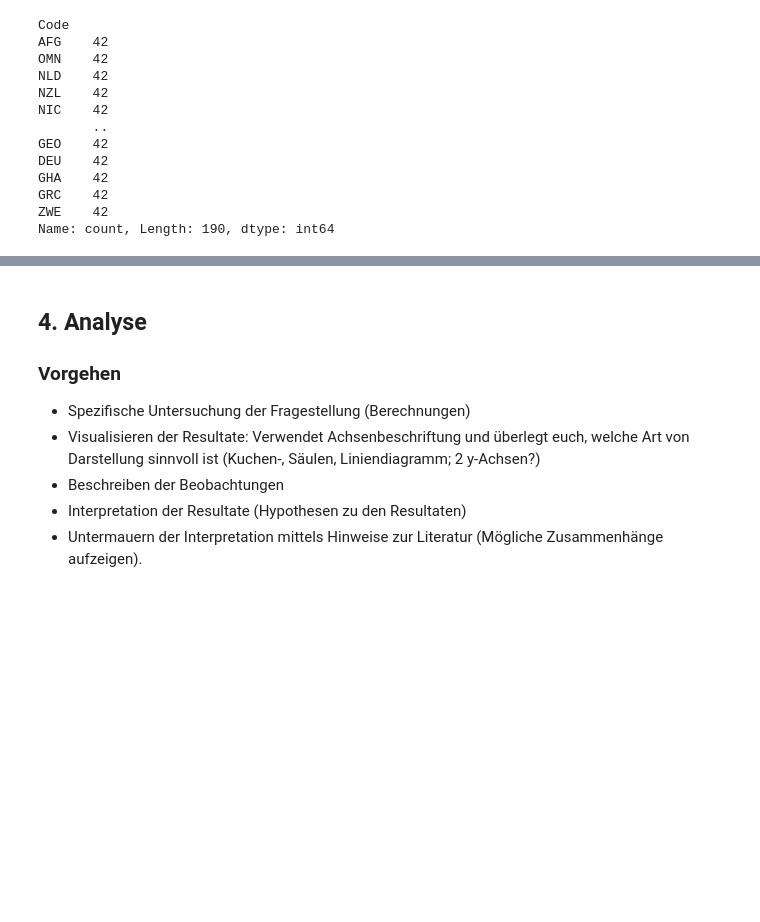
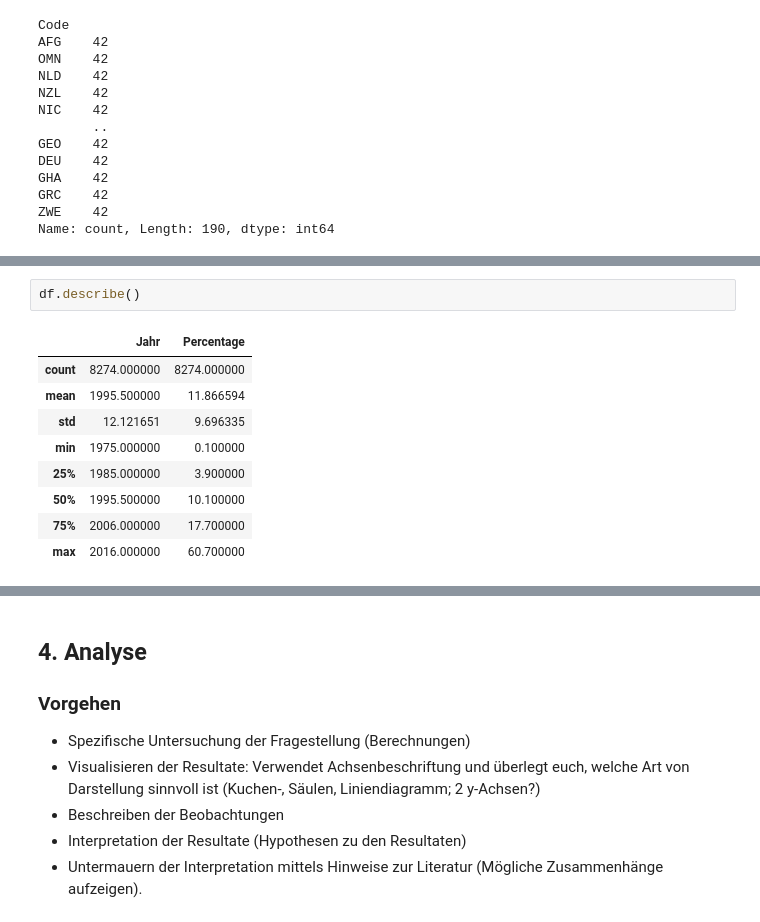
Before and after one commit to simona-cyber/LN-Python, a Jupyter notebook: Grundgerüst_Leistungsnachweis.ipynb, the cells around one changed output, grey strips where cells are left out. Drawn from its saved outputs; the diff is of its cells as text; blank space fills up the shorter version.

```diff
--- a/Grundgerüst_Leistungsnachweis.ipynb
+++ b/Grundgerüst_Leistungsnachweis.ipynb
@@ -145,0 +181,12 @@ df["Code"].value_counts().plot(kind="bar", xticks=[], ylabel="Anzahl Datenpunkt
+# %%
+df.describe()
+# %% [output]
+|  | Jahr | Percentage |
+| count | 8274.000000 | 8274.000000 |
+| mean | 1995.500000 | 11.866594 |
+| std | 12.121651 | 9.696335 |
+| min | 1975.000000 | 0.100000 |
+| 25% | 1985.000000 | 3.900000 |
+| 50% | 1995.500000 | 10.100000 |
+| 75% | 2006.000000 | 17.700000 |
+| max | 2016.000000 | 60.700000 |
```
Also changed, not shown: parts of 5 cells of this notebook.
